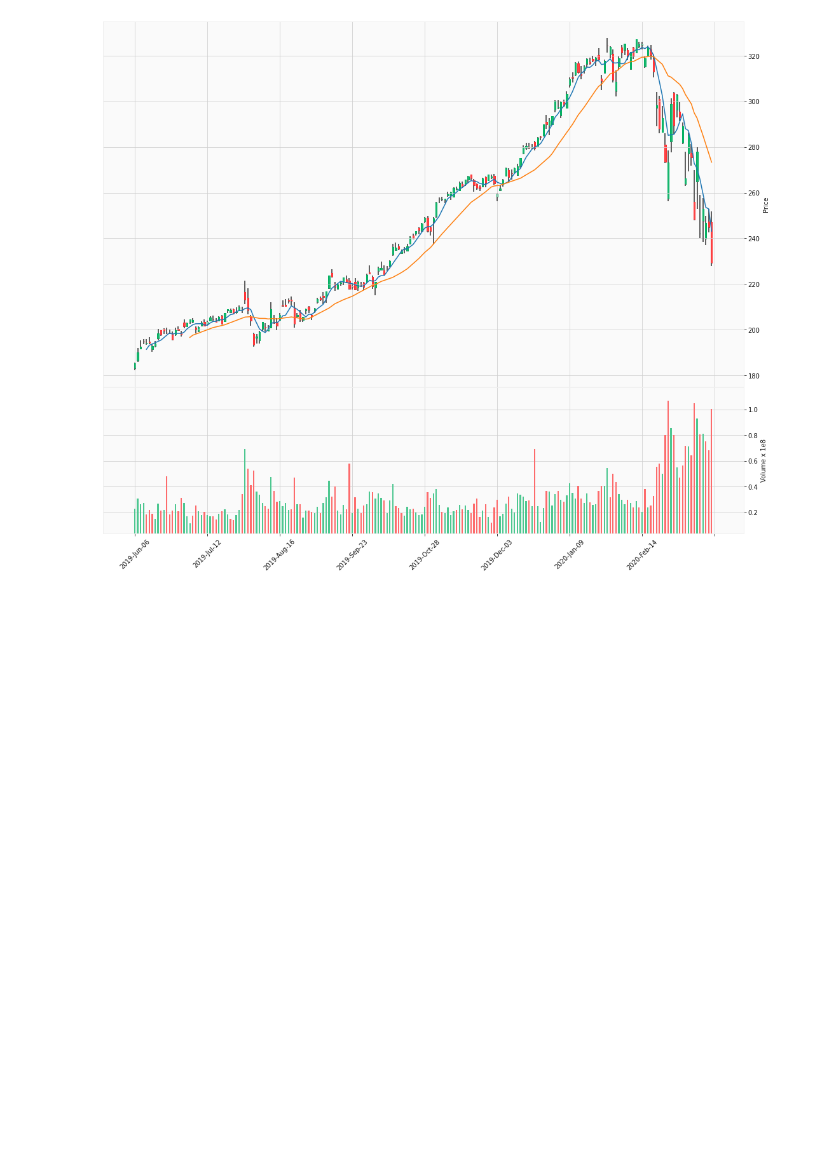
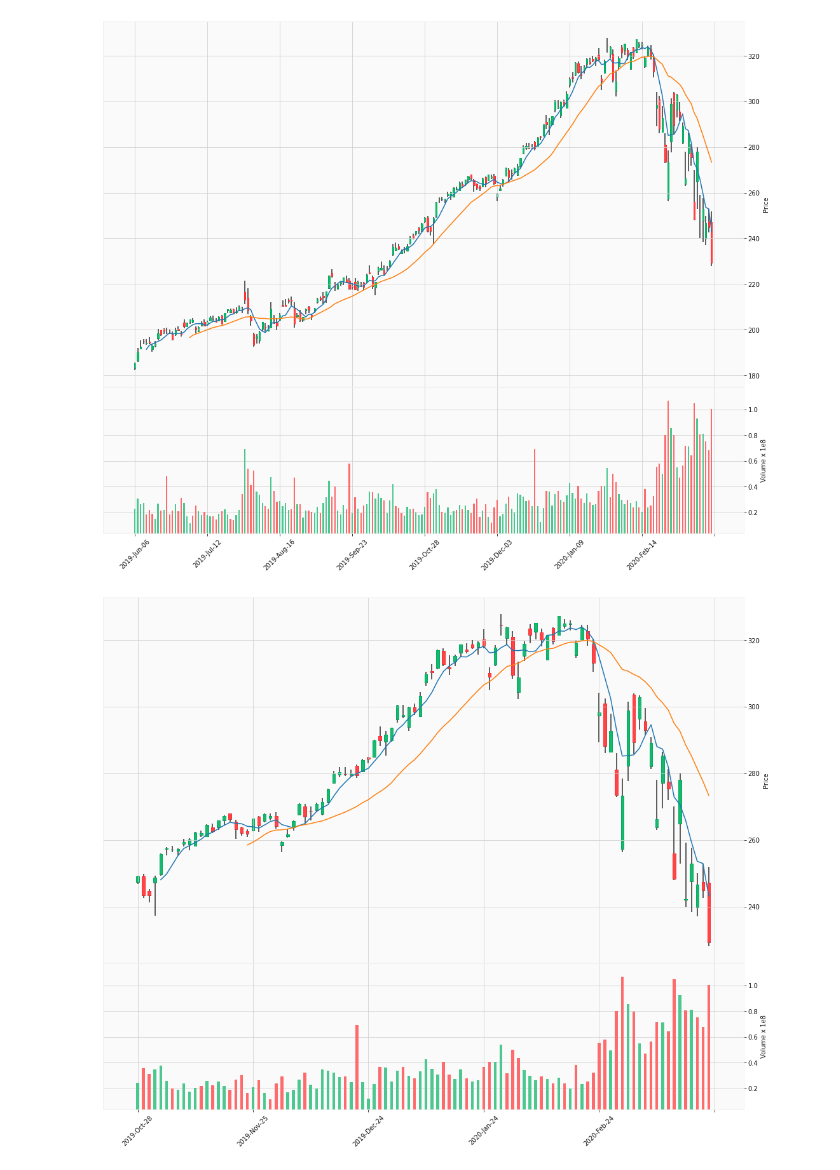
Before and after one commit to eugene-yzm/fxplore, a Jupyter notebook: Stock Quotes Analysis.ipynb, the cells around one changed output. Drawn from its saved outputs; the diff is of its cells as text; code cells hidden in the pictures; blank space fills up the shorter version.

```diff
--- a/Stock Quotes Analysis.ipynb
+++ b/Stock Quotes Analysis.ipynb
@@ -181,3 +181,7 @@ mplfinance.plot(aapl[-400:],**kwargs,style='yahoo')
 mplfinance.plot(aapl[-200:],**kwargs,style='yahoo')
 # %% [output]
 [figure]
+# %%
+mplfinance.plot(aapl[-100:],**kwargs,style='yahoo')
+# %% [output]
+[figure, added]
```
Also changed, not shown: parts of 18 cells of this notebook.
